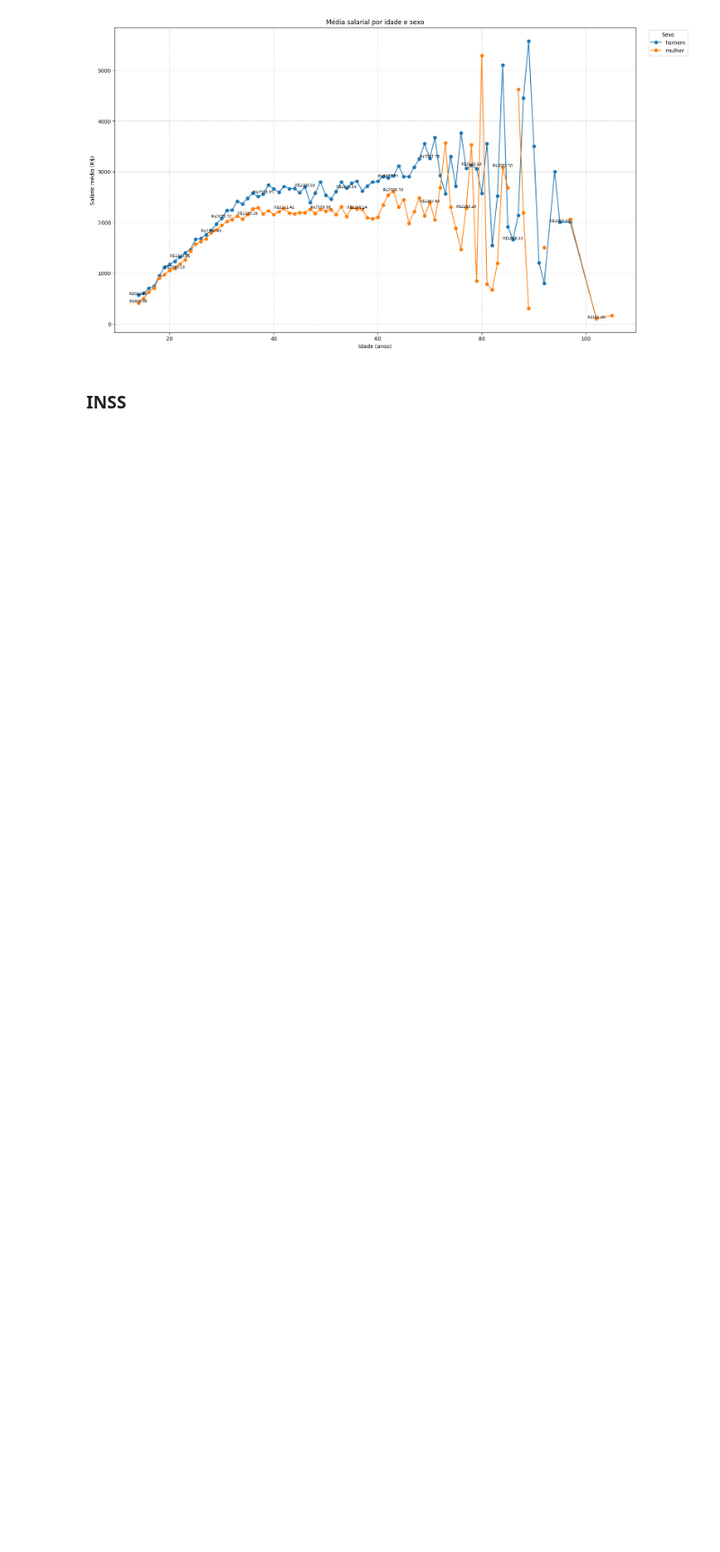
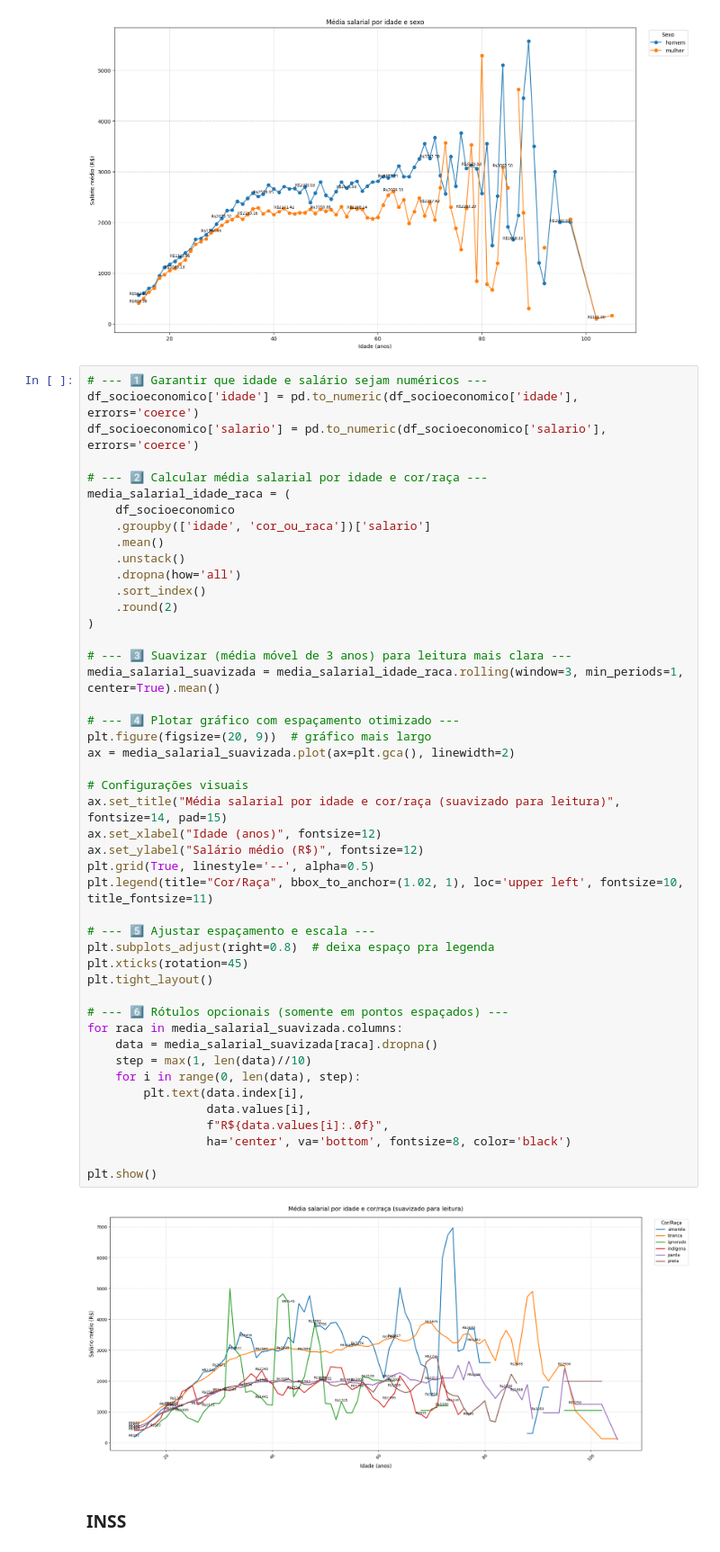
Before and after one commit to jaqueantunes/covid_pos, a Jupyter notebook: pos_T3.ipynb, the cells around one changed output. Shown at 90% size. Cells and saved outputs as stored; diff of their text form; blank space fills up the shorter version.

Commit message:
Media salaria por grupo racial

```diff
--- a/pos_T3.ipynb
+++ b/pos_T3.ipynb
@@ -1544,6 +1544,54 @@ idade
 105     158.00
 Name: salario, Length: 84, dtype: float64
 [figure]
+# %%
+# --- 1️⃣ Garantir que idade e salário sejam numéricos ---
+df_socioeconomico['idade'] = pd.to_numeric(df_socioeconomico['idade'], errors='coerce')
+df_socioeconomico['salario'] = pd.to_numeric(df_socioeconomico['salario'], errors='coerce')
+
+# --- 2️⃣ Calcular média salarial por idade e cor/raça ---
+media_salarial_idade_raca = (
+    df_socioeconomico
+    .groupby(['idade', 'cor_ou_raca'])['salario']
+    .mean()
+    .unstack()
+    .dropna(how='all')
+    .sort_index()
+    .round(2)
+)
+
+# --- 3️⃣ Suavizar (média móvel de 3 anos) para leitura mais clara ---
+media_salarial_suavizada = media_salarial_idade_raca.rolling(window=3, min_periods=1, center=True).mean()
+
+# --- 4️⃣ Plotar gráfico com espaçamento otimizado ---
+plt.figure(figsize=(20, 9))  # gráfico mais largo
+ax = media_salarial_suavizada.plot(ax=plt.gca(), linewidth=2)
+
+# Configurações visuais
+ax.set_title("Média salarial por idade e cor/raça (suavizado para leitura)", fontsize=14, pad=15)
+ax.set_xlabel("Idade (anos)", fontsize=12)
+ax.set_ylabel("Salário médio (R$)", fontsize=12)
+plt.grid(True, linestyle='--', alpha=0.5)
+plt.legend(title="Cor/Raça", bbox_to_anchor=(1.02, 1), loc='upper left', fontsize=10, title_fontsize=11)
+
+# --- 5️⃣ Ajustar espaçamento e escala ---
+plt.subplots_adjust(right=0.8)  # deixa espaço pra legenda
+plt.xticks(rotation=45)
+plt.tight_layout()
+
+# --- 6️⃣ Rótulos opcionais (somente em pontos espaçados) ---
+for raca in media_salarial_suavizada.columns:
+    data = media_salarial_suavizada[raca].dropna()
+    step = max(1, len(data)//10)
+    for i in range(0, len(data), step):
+        plt.text(data.index[i],
+                 data.values[i],
+                 f"R${data.values[i]:.0f}",
+                 ha='center', va='bottom', fontsize=8, color='black')
+
+plt.show()
+# %% [output]
+[figure, added]
 # %% [markdown]
 ### INSS
 # %%
```
